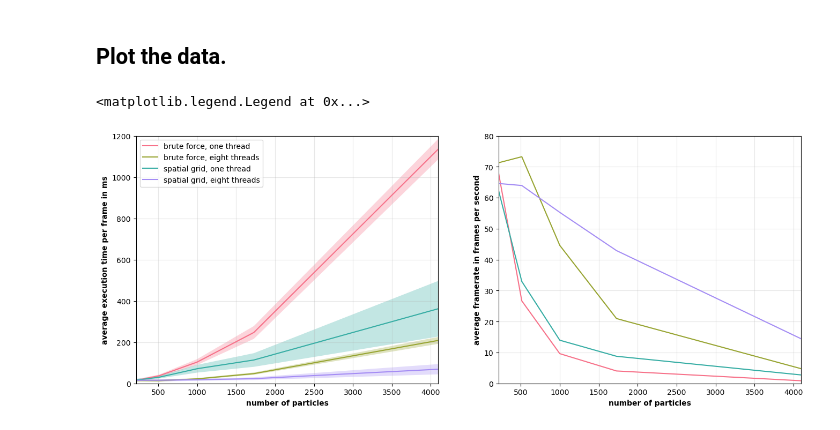
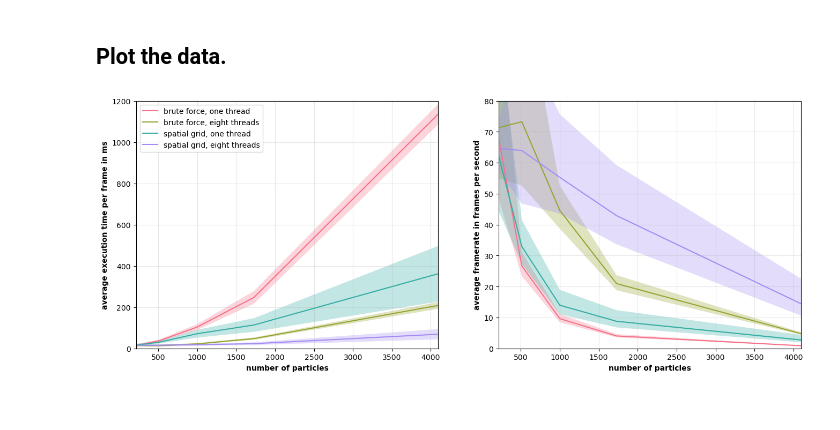
Before and after one commit to startbit96/rtgp-fluid-simulation, a Jupyter notebook: doc/performance_analysis/performance_analysis.ipynb, the cells around one changed output. Saved outputs shown, nothing was run; the diff lists cells and outputs as text; code cells hidden in the pictures.

```diff
--- a/doc/performance_analysis/performance_analysis.ipynb
+++ b/doc/performance_analysis/performance_analysis.ipynb
@@ -130,21 +136,26 @@ total_execution_time_spatial_grid_eight_threads_max = get_execution_time(df_coll
 total_execution_time_spatial_grid_eight_threads_std = get_execution_time(df_collection_spatial_grid_eight_threads, "total execution time", "std")
 
 # We calculated the execution time until now, now transform it to the fps. Note that the min and max has to be switched.
+# The std will be calculated differently here.
 fps_brute_force_one_thread_average = [1/(x / 1000) for x in total_execution_time_brute_force_one_thread_average]
 fps_brute_force_one_thread_min = [1/(x / 1000) for x in total_execution_time_brute_force_one_thread_max]
 fps_brute_force_one_thread_max = [1/(x / 1000) for x in total_execution_time_brute_force_one_thread_min]
-fps_brute_force_one_thread_std = [1/(x / 1000) for x in total_execution_time_brute_force_one_thread_std]
+fps_brute_force_one_thread_std_min = [1/(x / 1000) for x in sub_of_lists(total_execution_time_brute_force_one_thread_average, total_execution_time_brute_force_one_thread_std)]
+fps_brute_force_one_thread_std_max = [1/(x / 1000) for x in sum_of_lists(total_execution_time_brute_force_one_thread_average, total_execution_time_brute_force_one_thread_std)]
 fps_brute_force_eight_threads_average = [1/(x / 1000) for x in total_execution_time_brute_force_eight_threads_average]
 fps_brute_force_eight_threads_min = [1/(x / 1000) for x in total_execution_time_brute_force_eight_threads_max]
 fps_brute_force_eight_threads_max = [1/(x / 1000) for x in total_execution_time_brute_force_eight_threads_min]
-fps_brute_force_eight_threads_std = [1/(x / 1000) for x in total_execution_time_brute_force_eight_threads_std]
+fps_brute_force_eight_threads_std_min = [1/(x / 1000) for x in sub_of_lists(total_execution_time_brute_force_eight_threads_average, total_execution_time_brute_force_eight_threads_std)]
+fps_brute_force_eight_threads_std_max = [1/(x / 1000) for x in sum_of_lists(total_execution_time_brute_force_eight_threads_average, total_execution_time_brute_force_eight_threads_std)]
 fps_spatial_grid_one_thread_average = [1/(x / 1000) for x in total_execution_time_spatial_grid_one_thread_average]
 fps_spatial_grid_one_thread_min = [1/(x / 1000) for x in total_execution_time_spatial_grid_one_thread_max]
 fps_spatial_grid_one_thread_max = [1/(x / 1000) for x in total_execution_time_spatial_grid_one_thread_min]
-fps_spatial_grid_one_thread_std = [1/(x / 1000) for x in total_execution_time_spatial_grid_one_thread_std]
+fps_spatial_grid_one_thread_std_min = [1/(x / 1000) for x in sub_of_lists(total_execution_time_spatial_grid_one_thread_average, total_execution_time_spatial_grid_one_thread_std)]
+fps_spatial_grid_one_thread_std_max = [1/(x / 1000) for x in sum_of_lists(total_execution_time_spatial_grid_one_thread_average, total_execution_time_spatial_grid_one_thread_std)]
 fps_spatial_grid_eight_threads_average = [1/(x / 1000) for x in total_execution_time_spatial_grid_eight_threads_average]
 fps_spatial_grid_eight_threads_min = [1/(x / 1000) for x in total_execution_time_spatial_grid_eight_threads_max]
 fps_spatial_grid_eight_threads_max = [1/(x / 1000) for x in total_execution_time_spatial_grid_eight_threads_min]
-fps_spatial_grid_eight_threads_std = [1/(x / 1000) for x in total_execution_time_spatial_grid_eight_threads_std]
+fps_spatial_grid_eight_threads_std_min = [1/(x / 1000) for x in sub_of_lists(total_execution_time_spatial_grid_eight_threads_average, total_execution_time_spatial_grid_eight_threads_std)]
+fps_spatial_grid_eight_threads_std_max = [1/(x / 1000) for x in sum_of_lists(total_execution_time_spatial_grid_eight_threads_average, total_execution_time_spatial_grid_eight_threads_std)]
 # %% [markdown]
 ## Plot the data.
@@ -182,32 +187,41 @@ ax1.fill_between(number_of_particles, sub_of_lists(total_execution_time_spatial_
                 sum_of_lists(total_execution_time_spatial_grid_eight_threads_average, total_execution_time_spatial_grid_eight_threads_std),
                 alpha=0.3, facecolor=clrs[3])
 
 # Now plot the fps.
 # brute force, one thread
 ax2.plot(number_of_particles, fps_brute_force_one_thread_average, label="brute force, one thread", c=clrs[0])
+ax2.fill_between(number_of_particles, fps_brute_force_one_thread_std_min, fps_brute_force_one_thread_std_max,
+                alpha=0.3, facecolor=clrs[0])
 # brute force, eight threads
 ax2.plot(number_of_particles, fps_brute_force_eight_threads_average, label="brute force, eight threads", c=clrs[1])
+ax2.fill_between(number_of_particles, fps_brute_force_eight_threads_std_min, fps_brute_force_eight_threads_std_max,
+                alpha=0.3, facecolor=clrs[1])
 # spatial grid, one thread
 ax2.plot(number_of_particles, fps_spatial_grid_one_thread_average, label="spatial grid, one thread", c=clrs[2])
+ax2.fill_between(number_of_particles, fps_spatial_grid_one_thread_std_min, fps_spatial_grid_one_thread_std_max,
+                alpha=0.3, facecolor=clrs[2])
 # spatial grid, eight threads
 ax2.plot(number_of_particles, fps_spatial_grid_eight_threads_average, label="spatial grid, eight threads", c=clrs[3])
+ax2.fill_between(number_of_particles, fps_spatial_grid_eight_threads_std_min, fps_spatial_grid_eight_threads_std_max,
+                alpha=0.3, facecolor=clrs[3])
 
 # General visual settings.
 label_weight = "bold"
 xlabel = "number of particles"
 ax1.set_xlabel(xlabel, weight=label_weight)
 ax2.set_xlabel(xlabel, weight=label_weight)
 ax1.set_ylabel("average execution time per frame in ms", weight=label_weight)
 ax2.set_ylabel("average framerate in frames per second", weight=label_weight)
 xlim = [min(number_of_particles), max(number_of_particles)]
 ax1.set_xlim(xlim)
 ax2.set_xlim(xlim)
 ax1.set_ylim([0, 1200])
 ax2.set_ylim([0, 80])
 grid_alpha = 0.3
 ax1.grid(alpha=grid_alpha)
 ax2.grid(alpha=grid_alpha)
 ax1.legend()
+plt.show()
+fig.savefig("./execution_time_and_fps.png", bbox_inches="tight")
 # %% [output]
-<matplotlib.legend.Legend at 0x...>
-[figure, old version]
+[figure, new version]
```
Also changed, not shown: parts of 4 cells of this notebook, 3 other files.
